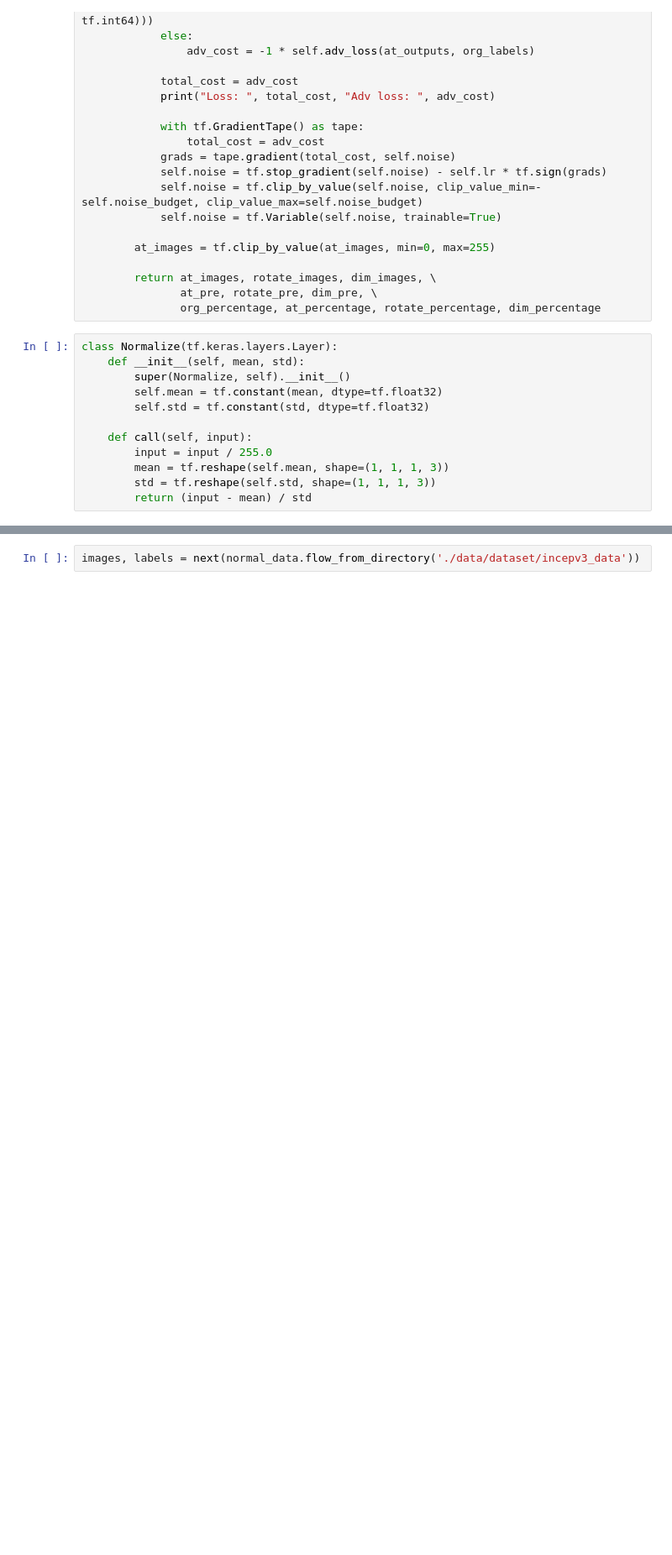
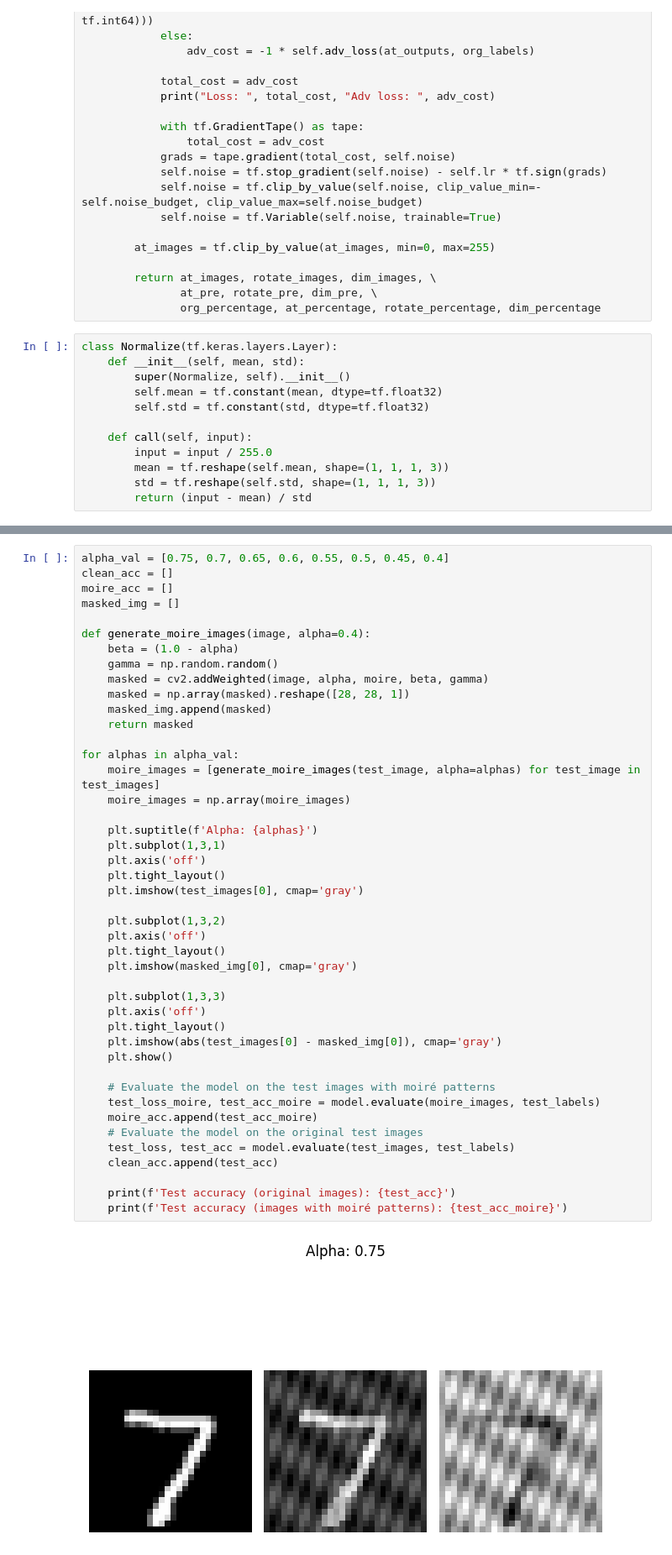
Before and after one commit to Rohanjos97/Moire_Attack, a Jupyter notebook: Moire_Attack_tf.ipynb, the cells around one changed output, grey strips where cells are left out. Shown at 84% size. Drawn from its saved outputs; the diff is of its cells as text; blank space fills up the shorter version.

```diff
--- a/Moire_Attack_tf.ipynb
+++ b/Moire_Attack_tf.ipynb
@@ -445,3 +463,46 @@ Found 2 images belonging to 1 classes.
 # %%
-images, labels = next(normal_data.flow_from_directory('./data/dataset/incepv3_data'))
+alpha_val = [0.75, 0.7, 0.65, 0.6, 0.55, 0.5, 0.45, 0.4]
+clean_acc = []
+moire_acc = []
+masked_img = []
+
+def generate_moire_images(image, alpha=0.4):
+    beta = (1.0 - alpha)
+    gamma = np.random.random()
+    masked = cv2.addWeighted(image, alpha, moire, beta, gamma)
+    masked = np.array(masked).reshape([28, 28, 1])
+    masked_img.append(masked)
+    return masked
+
+for alphas in alpha_val:
+    moire_images = [generate_moire_images(test_image, alpha=alphas) for test_image in test_images]
+    moire_images = np.array(moire_images)
+
+    plt.suptitle(f'Alpha: {alphas}')
+    plt.subplot(1,3,1)
+    plt.axis('off')
+    plt.tight_layout()
+    plt.imshow(test_images[0], cmap='gray')
+
+    plt.subplot(1,3,2)
+    plt.axis('off')
+    plt.tight_layout()
+    plt.imshow(masked_img[0], cmap='gray')
+
+    plt.subplot(1,3,3)
+    plt.axis('off')
+    plt.tight_layout()
+    plt.imshow(abs(test_images[0] - masked_img[0]), cmap='gray')
+    plt.show()
+
+    # Evaluate the model on the test images with moiré patterns
+    test_loss_moire, test_acc_moire = model.evaluate(moire_images, test_labels)
+    moire_acc.append(test_acc_moire)
+    # Evaluate the model on the original test images
+    test_loss, test_acc = model.evaluate(test_images, test_labels)
+    clean_acc.append(test_acc)
+
+    print(f'Test accuracy (original images): {test_acc}')
+    print(f'Test accuracy (images with moiré patterns): {test_acc_moire}')
 # %% [output]
+[figure, added]
```
Also changed, not shown: parts of 13 cells of this notebook, 23 other files.
